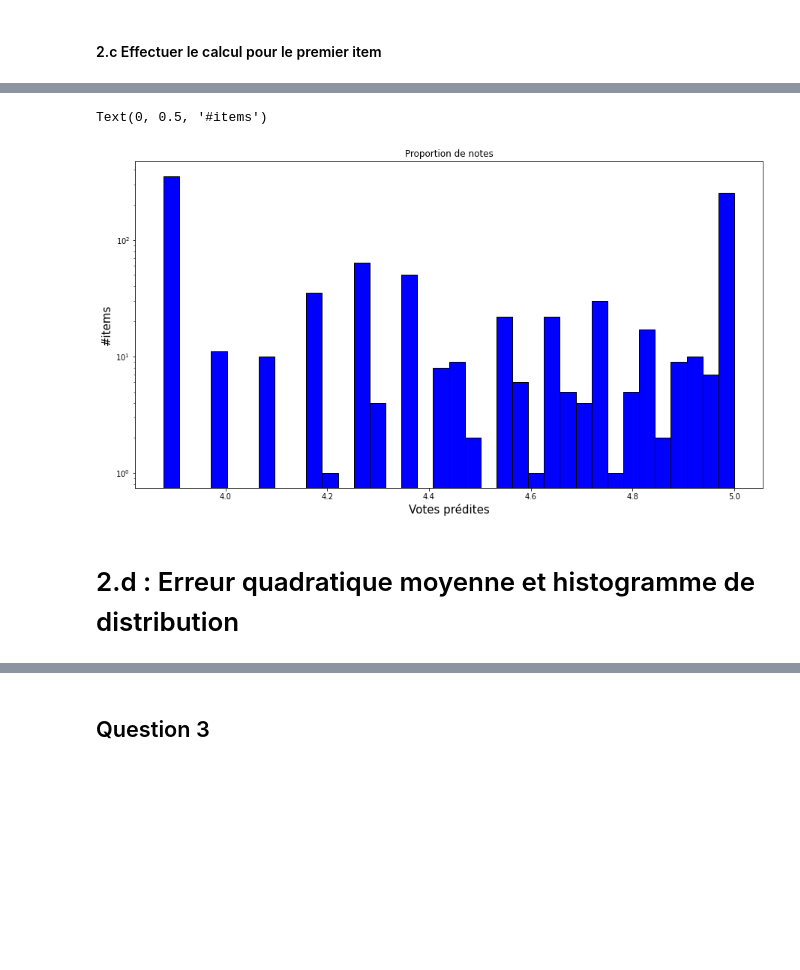
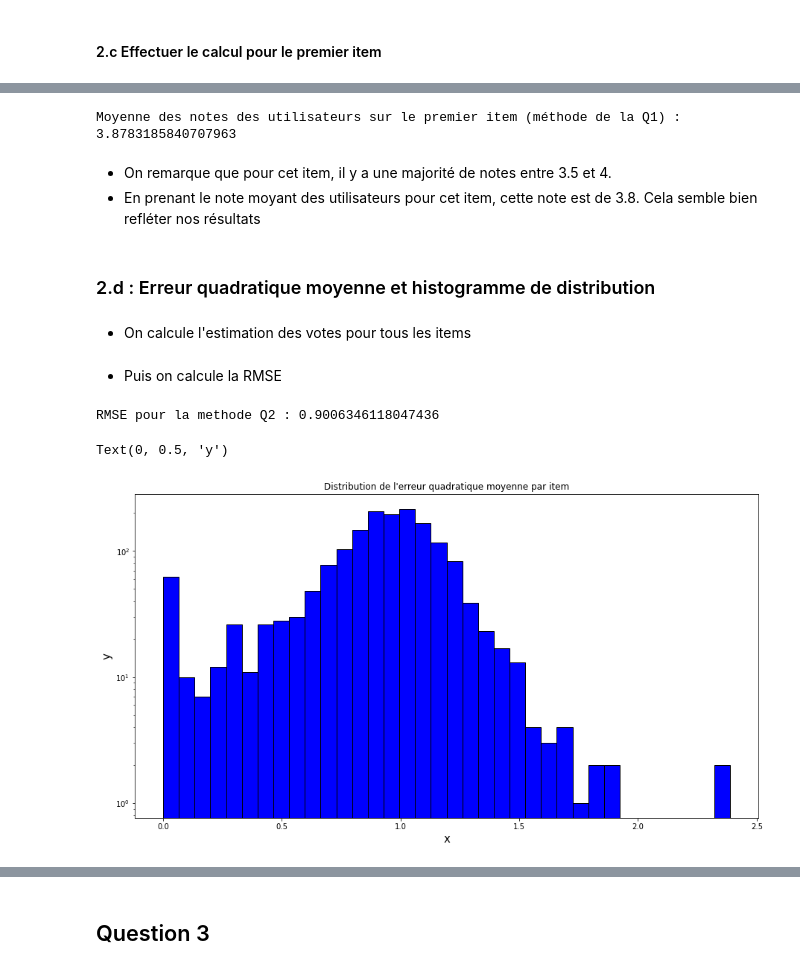
Before and after one commit to clementbernardd/LOG6308, a Jupyter notebook: TP1_groupe7.ipynb, the cells around one changed output, grey strips where cells are left out. Saved outputs shown, nothing was run; the diff lists cells and outputs as text; code cells hidden in the pictures; blank space fills up the shorter version.

```diff
--- a/TP1_groupe7.ipynb
+++ b/TP1_groupe7.ipynb
@@ -486,13 +484,58 @@ v_j_df[v_j_df > 5 ] = 5
+# %%
+print('Moyenne des notes des utilisateurs sur le premier item (méthode de la Q1) : {}'.format(avg_item.iloc[0]))
+# %% [output]
+Moyenne des notes des utilisateurs sur le premier item (méthode de la Q1) : 3.8783185840707963
+# %% [markdown]
+- On remarque que pour cet item, il y a une majorité de notes entre 3.5 et 4.
+- En prenant le note moyant des utilisateurs pour cet item, cette note est de 3.8. Cela semble bien refléter nos résultats
+# %% [markdown]
+### 2.d : Erreur quadratique moyenne et histogramme de distribution
+# %%
+def estimate_all_votes(df_10_index, user_item_centred, df_10_neighbors_sim, user_item = user_item):
+    '''
+    returns votes for all items
+    '''
+    es_votes = pd.DataFrame(np.zeros((N_USERS-1, N_ITEMS)), index = range(1,N_USERS), columns = range(1,N_ITEMS+1))
+    for item in range(1,N_ITEMS):
+        #Return a (943,10) df with votes from user_item matrix from the original user_item df
+        df_10_votes = build_users_items_neigh_mtx(df_10_index.loc[item],user_item_centred)
+        es_votes[item] = estimate_votes(item, df_10_neighbors_sim, df_10_votes)
+    # We add the mean to decenter the votes
+
+    all_estimated_votes_decentred = es_votes.iloc[:,:-1].copy().add(user_item.mean())
+    # We scale the votes to be between 1 and 5
+    all_estimated_votes_decentred[all_estimated_votes_decentred< 1 ] = 1
+    all_estimated_votes_decentred[all_estimated_votes_decentred > 5 ] = 5
+
+    return all_estimated_votes_decentred
+# %% [markdown]
+- On calcule l'estimation des votes pour tous les items
+# %%
+# Estimate votes for all items
+all_estimated_votes = estimate_all_votes(df_10_index.iloc[:-1,:], user_item_centred, df_10_neighbors_sim)
+# %% [markdown]
+- Puis on calcule la RMSE
+# %%
+def compute_rmse(prediction , user_item = user_item ) :
+    ''' Return the RMSE between the prediction and the user-item matrix '''
+    # Index where the user_item is not null
+    indexes_not_nan = user_item.notnull()
+    rmse = np.sqrt(((prediction[indexes_not_nan] - user_item[indexes_not_nan])**2).mean())
+    return rmse
+# %%
+rmse_estimate = compute_rmse(all_estimated_votes)
+# %%
+print('RMSE pour la methode Q2 : {}'.format(rmse_estimate.mean()))
+# %% [output]
+RMSE pour la methode Q2 : 0.9006346118047436
 # %%
-''' Plot la distribution des notes  '''
+''' Distribution de l'erreur quadratique moyenne '''
 plt.figure(figsize=(15,8))
-plt.hist(v_j_df, color = 'blue', edgecolor = 'black', bins = int(180/5), log=True)
+plt.hist(rmse_estimate, color = 'blue', edgecolor = 'black', bins = int(180/5), log=True)
 # Add labels
-plt.title('Proportion de notes')
-plt.xlabel('Votes prédites',fontsize=15)
-plt.ylabel('#items',fontsize=15)
+plt.title('Distribution de l\'erreur quadratique moyenne par item')
+plt.xlabel('x',fontsize=15)
+plt.ylabel('y',fontsize=15)
 # %% [output]
-Text(0, 0.5, '#items')
+Text(0, 0.5, 'y')
-[figure, old version]
+[figure, new version]
-# %% [markdown]
-# 2.d : Erreur quadratique moyenne et histogramme de distribution
```
Also changed, not shown: parts of 51 cells of this notebook.
